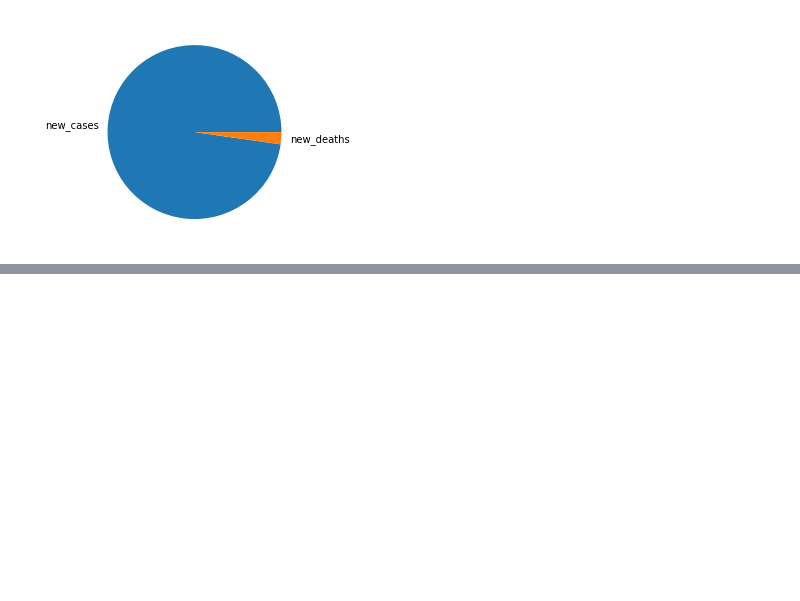
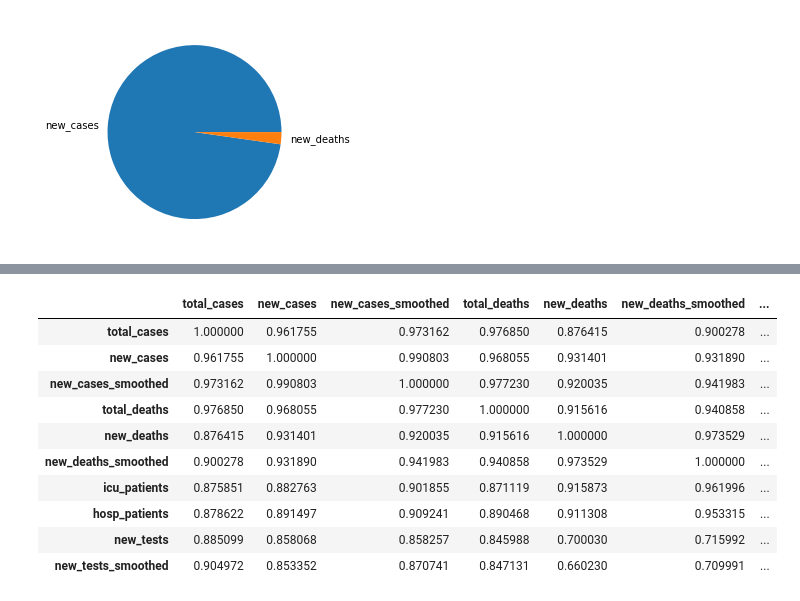
Before and after one commit to AriadnaPuigventos/GroupD_Covid19, a Jupyter notebook: notebooks/Javier.ipynb, the cells around one changed output, grey strips where cells are left out. Saved outputs shown, nothing was run; the diff lists cells and outputs as text; code cells hidden in the pictures; blank space fills up the shorter version.

```diff
--- a/notebooks/Javier.ipynb
+++ b/notebooks/Javier.ipynb
@@ -428,0 +407,15 @@ groupD
+# %%
+world2_0 = world1_0.drop(world1_0.columns.difference(['new_cases', 'new_cases_smoothed','total_deaths', 'total_cases', 'new_tests', 'new_tests_smoothed', "icu_patients", 'hosp_patients','new_deaths', 'new_deaths_smoothed']), 1)
+world2_0.corr()
+# %% [output]
+|  | total_cases | new_cases | new_cases_smoothed | total_deaths | new_deaths | new_deaths_smoothed | ... |
+| total_cases | 1.000000 | 0.961755 | 0.973162 | 0.976850 | 0.876415 | 0.900278 | ... |
+| new_cases | 0.961755 | 1.000000 | 0.990803 | 0.968055 | 0.931401 | 0.931890 | ... |
+| new_cases_smoothed | 0.973162 | 0.990803 | 1.000000 | 0.977230 | 0.920035 | 0.941983 | ... |
+| total_deaths | 0.976850 | 0.968055 | 0.977230 | 1.000000 | 0.915616 | 0.940858 | ... |
+| new_deaths | 0.876415 | 0.931401 | 0.920035 | 0.915616 | 1.000000 | 0.973529 | ... |
+| new_deaths_smoothed | 0.900278 | 0.931890 | 0.941983 | 0.940858 | 0.973529 | 1.000000 | ... |
+| icu_patients | 0.875851 | 0.882763 | 0.901855 | 0.871119 | 0.915873 | 0.961996 | ... |
+| hosp_patients | 0.878622 | 0.891497 | 0.909241 | 0.890468 | 0.911308 | 0.953315 | ... |
+| new_tests | 0.885099 | 0.858068 | 0.858257 | 0.845988 | 0.700030 | 0.715992 | ... |
+| new_tests_smoothed | 0.904972 | 0.853352 | 0.870741 | 0.847131 | 0.660230 | 0.709991 | ... |
```
Also changed, not shown: parts of 11 cells of this notebook, 2 other files.
